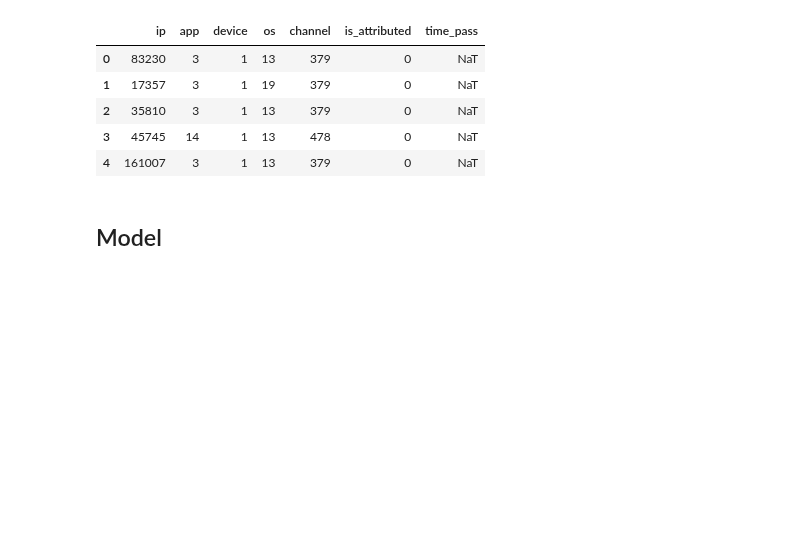
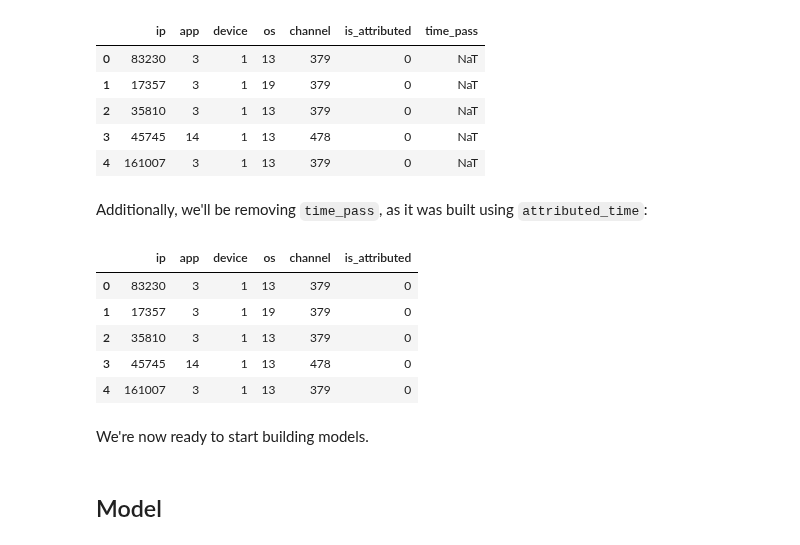
Before and after one commit to GregHilston/kaggle-talking-data-ad-tracking-fraud-detection-challenge, a Jupyter notebook: grehg.ipynb, the cells around one changed output. Saved outputs shown, nothing was run; the diff lists cells and outputs as text; code cells hidden in the pictures; blank space fills up the shorter version.

```diff
--- a/grehg.ipynb
+++ b/grehg.ipynb
@@ -453,6 +453,20 @@ train.head()
 | 2 | 35810 | 3 | 1 | 13 | 379 | 0 | NaT |
 | 3 | 45745 | 14 | 1 | 13 | 478 | 0 | NaT |
 | 4 | 161007 | 3 | 1 | 13 | 379 | 0 | NaT |
+# %% [markdown]
+Additionally, we'll be removing `time_pass`, as it was built using `attributed_time`:
+# %%
+train = train.drop(["time_pass"], axis=1)
+train.head()
+# %% [output]
+|  | ip | app | device | os | channel | is_attributed |
+| 0 | 83230 | 3 | 1 | 13 | 379 | 0 |
+| 1 | 17357 | 3 | 1 | 19 | 379 | 0 |
+| 2 | 35810 | 3 | 1 | 13 | 379 | 0 |
+| 3 | 45745 | 14 | 1 | 13 | 478 | 0 |
+| 4 | 161007 | 3 | 1 | 13 | 379 | 0 |
+# %% [markdown]
+We're now ready to start building models.
 # %% [markdown]
 ## Model
 # %% [markdown]
```
Also changed, not shown: parts of 8 cells of this notebook.
